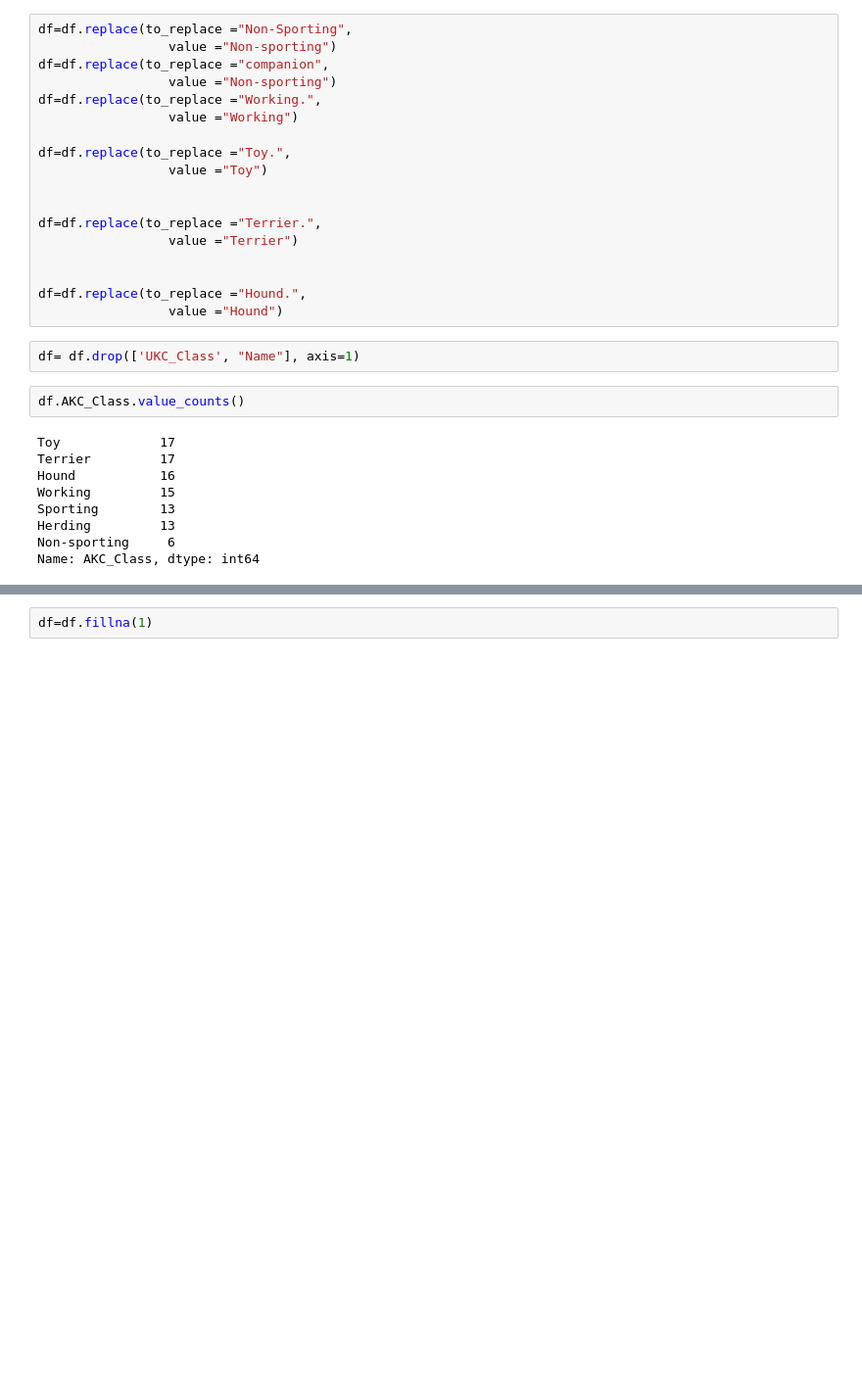
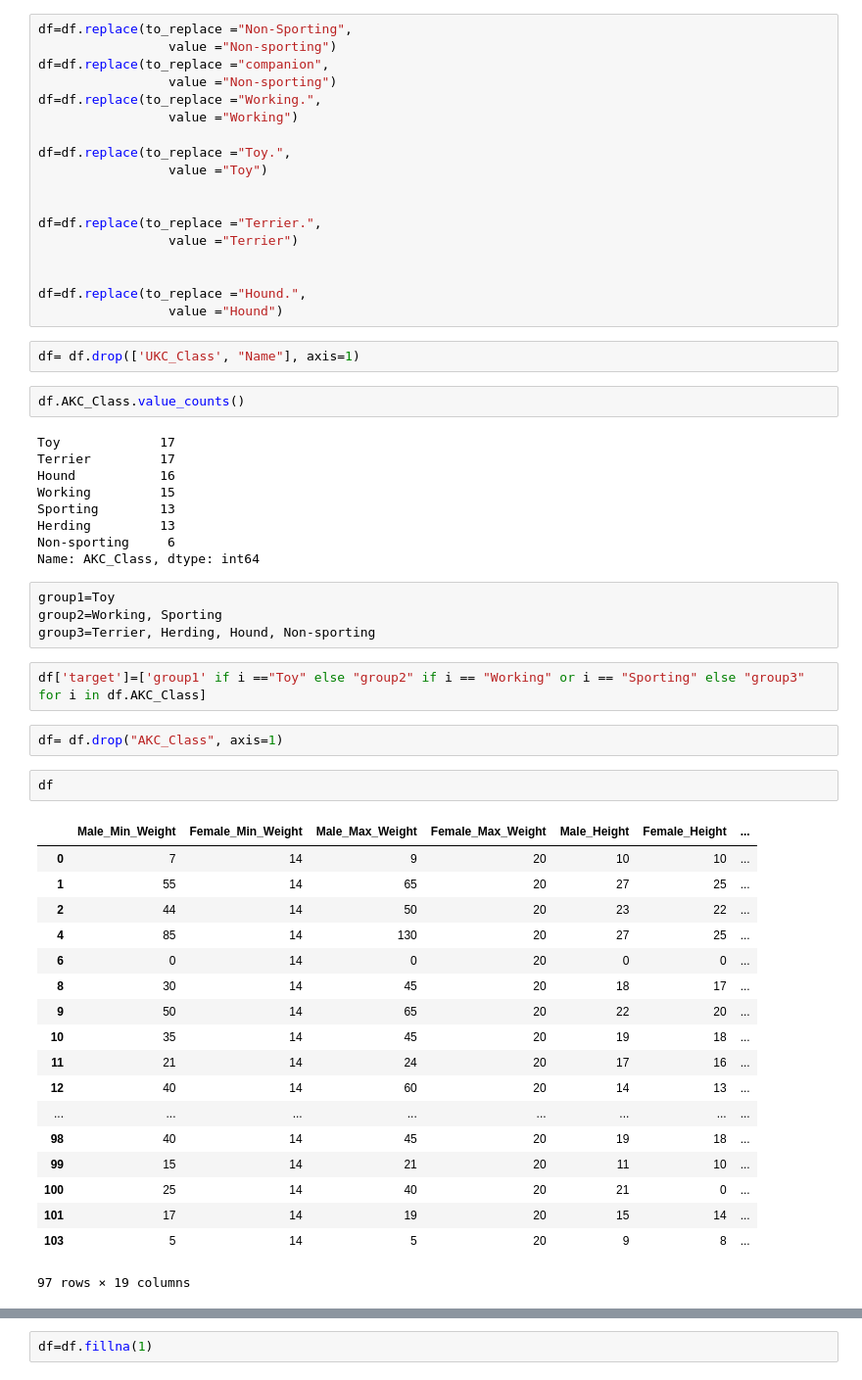
Before and after one commit to kmcnicoll/Classification_Tree_Dog_Breeds, a Jupyter notebook: Workbook.ipynb, the cells around one changed output, grey strips where cells are left out. Shown at 98% size. Cells and saved outputs as stored; diff of their text form; blank space fills up the shorter version.

```diff
--- a/Workbook.ipynb
+++ b/Workbook.ipynb
@@ -109,3 +109,32 @@ Sporting        13
 Herding         13
 Non-sporting     6
 Name: AKC_Class, dtype: int64
+# %% [raw]
+group1=Toy
+group2=Working, Sporting
+group3=Terrier, Herding, Hound, Non-sporting
+# %%
+df['target']=['group1' if i =="Toy" else "group2" if i == "Working" or i == "Sporting" else "group3" for i in df.AKC_Class]
+# %%
+df= df.drop("AKC_Class", axis=1)
+# %%
+df
+# %% [output]
+|  | Male_Min_Weight | Female_Min_Weight | Male_Max_Weight | Female_Max_Weight | Male_Height | Female_Height | ... |
+| 0 | 7 | 14 | 9 | 20 | 10 | 10 | ... |
+| 1 | 55 | 14 | 65 | 20 | 27 | 25 | ... |
+| 2 | 44 | 14 | 50 | 20 | 23 | 22 | ... |
+| 4 | 85 | 14 | 130 | 20 | 27 | 25 | ... |
+| 6 | 0 | 14 | 0 | 20 | 0 | 0 | ... |
+| 8 | 30 | 14 | 45 | 20 | 18 | 17 | ... |
+| 9 | 50 | 14 | 65 | 20 | 22 | 20 | ... |
+| 10 | 35 | 14 | 45 | 20 | 19 | 18 | ... |
+| 11 | 21 | 14 | 24 | 20 | 17 | 16 | ... |
+| 12 | 40 | 14 | 60 | 20 | 14 | 13 | ... |
+| ... | ... | ... | ... | ... | ... | ... | ... |
+| 98 | 40 | 14 | 45 | 20 | 19 | 18 | ... |
+| 99 | 15 | 14 | 21 | 20 | 11 | 10 | ... |
+| 100 | 25 | 14 | 40 | 20 | 21 | 0 | ... |
+| 101 | 17 | 14 | 19 | 20 | 15 | 14 | ... |
+| 103 | 5 | 14 | 5 | 20 | 9 | 8 | ... |
+97 rows × 19 columns
```
Also changed, not shown: parts of 55 cells of this notebook.
